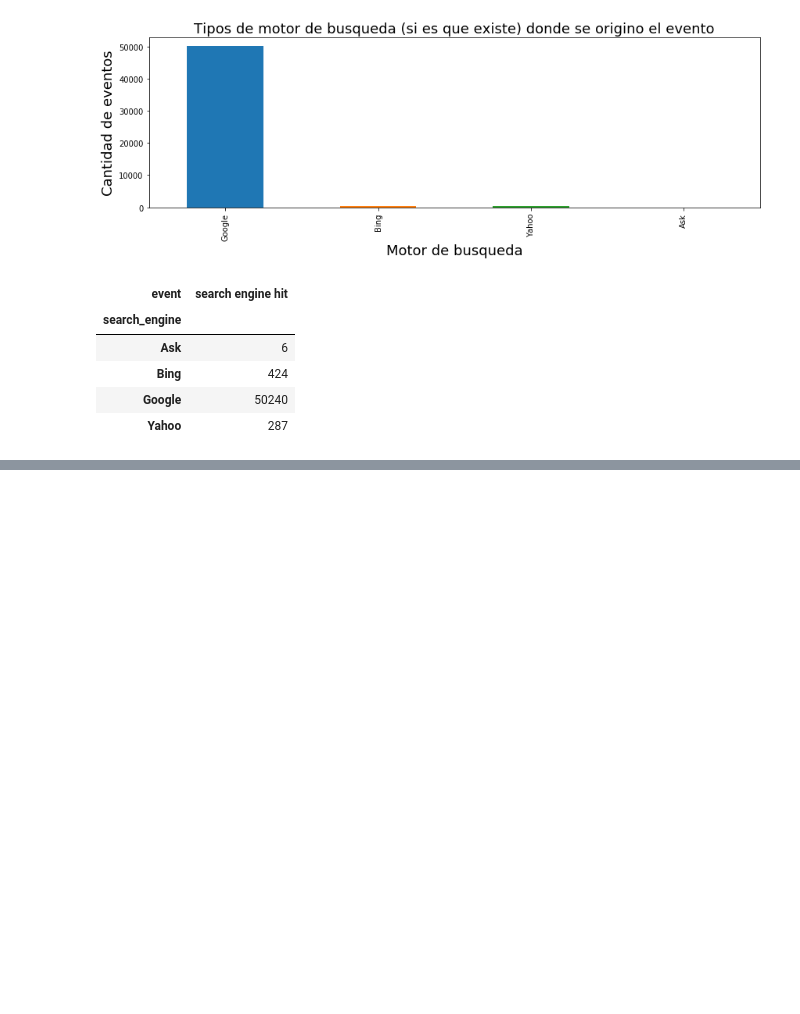
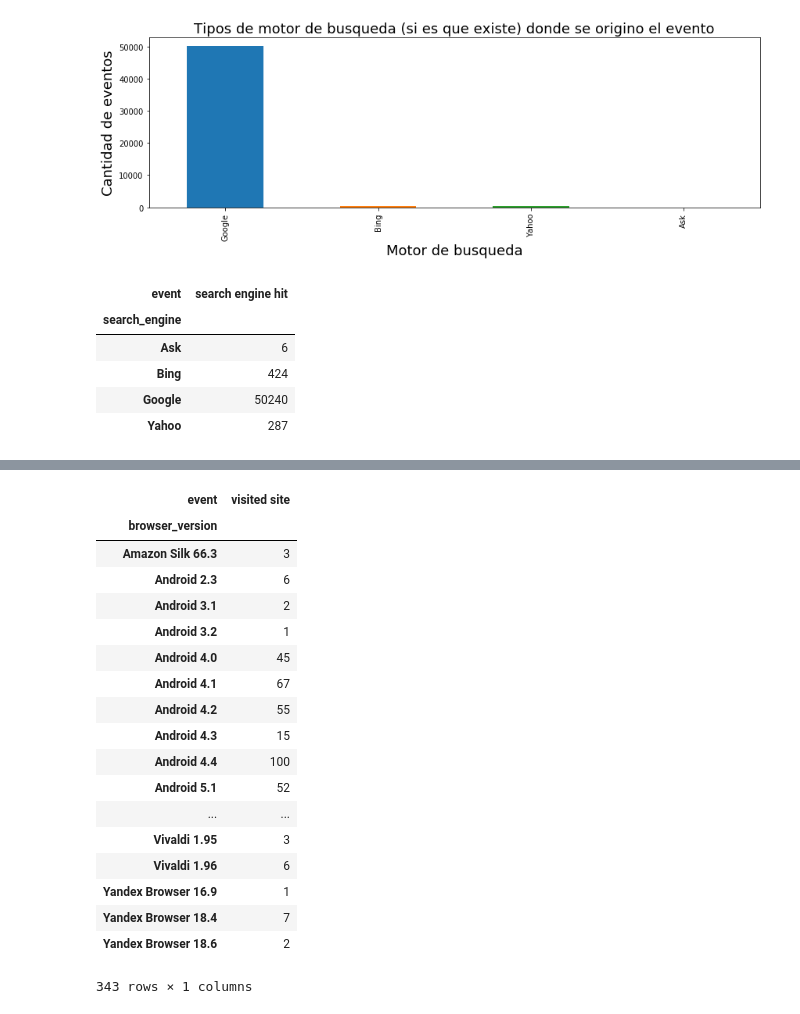
Before and after one commit to MartinCohen98/OrganizacionDeDatosTP1, a Jupyter notebook: AnalisisExploratorioTrocafoneBarbara.ipynb, the cells around one changed output, grey strips where cells are left out. Cells and saved outputs as stored; diff of their text form; code cells hidden in the pictures; blank space fills up the shorter version.

```diff
--- a/AnalisisExploratorioTrocafoneBarbara.ipynb
+++ b/AnalisisExploratorioTrocafoneBarbara.ipynb
@@ -288,0 +369,23 @@ pd.crosstab(df.search_engine,df.event)
+# %%
+pd.crosstab(df.browser_version,df.event)
+#diferentes tipos de eventos x (visited site) contra navegador usado
+# %% [output]
+| event | visited site |
+| browser_version |  |
+| Amazon Silk 66.3 | 3 |
+| Android 2.3 | 6 |
+| Android 3.1 | 2 |
+| Android 3.2 | 1 |
+| Android 4.0 | 45 |
+| Android 4.1 | 67 |
+| Android 4.2 | 55 |
+| Android 4.3 | 15 |
+| Android 4.4 | 100 |
+| Android 5.1 | 52 |
+| ... | ... |
+| Vivaldi 1.95 | 3 |
+| Vivaldi 1.96 | 6 |
+| Yandex Browser 16.9 | 1 |
+| Yandex Browser 18.4 | 7 |
+| Yandex Browser 18.6 | 2 |
+343 rows × 1 columns
```
Also changed, not shown: parts of 9 cells of this notebook.
